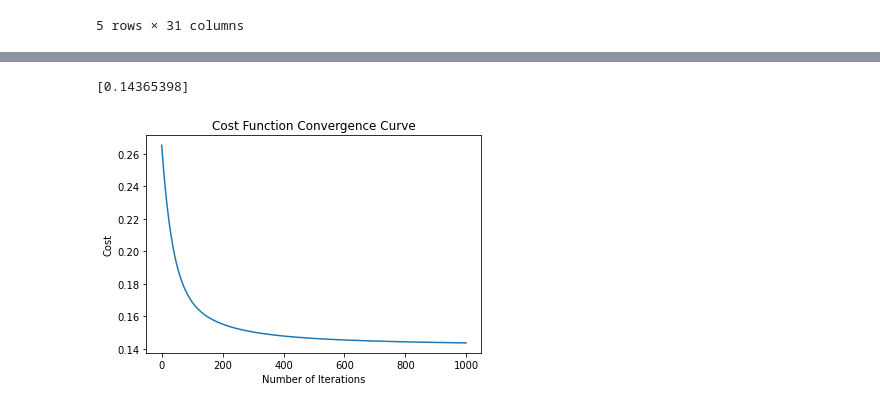
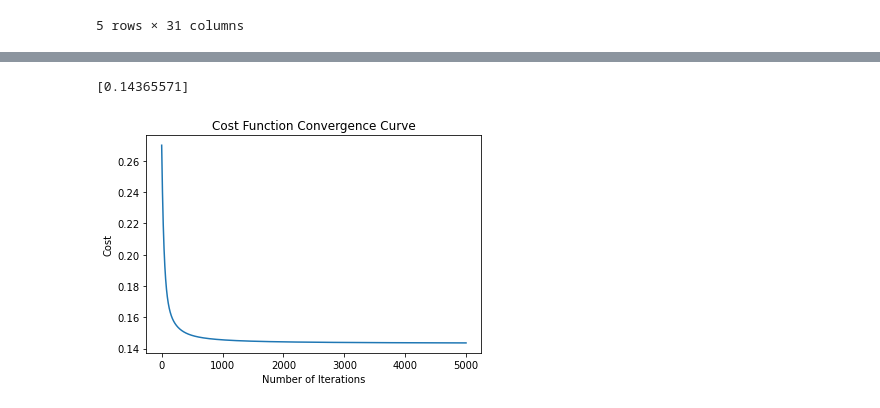
Before and after one commit to AJAkil/ML-Sessional, a Jupyter notebook: Assignment-1/exp.ipynb, the cells around one changed output, grey strips where cells are left out. Saved outputs shown, nothing was run; the diff lists cells and outputs as text; code cells hidden in the pictures.

Commit message:
logistic regression working, need to test on other datasets too

```diff
--- a/Assignment-1/exp.ipynb
+++ b/Assignment-1/exp.ipynb
@@ -892,8 +892,7 @@ def transformStandardScaler(df, transformable_columns, label):
     if label in transformable_columns:
         transformable_columns.remove(label)
 
-    for col in transformable_columns:
-        test[col] = StandardScaler().fit_transform(test[[col]])
+    test[transformable_columns] = StandardScaler().fit_transform(test[transformable_columns])
 
     return test
 # %%
@@ -1259,3 +1398,7 @@ class LogisticRegression:
         plt.xlabel("Number of Iterations")
         plt.ylabel("Cost")
         plt.show()
+# %%
+df = pd.read_csv('./data/cust_churn.csv')
+# %%
+df = preprocess_churn_data(df, 'Churn', True)
@@ -1262,6 +1423,7 @@ class LogisticRegression:
 # %%
-lgr = LogisticRegression(0.001, 0, 1000)
-lgr.fit(df, 'Churn')
+lgr = LogisticRegression(0.001, 0, 5000, 0.2)
+lgr.split_dataset(df, 'Churn')
+lgr.fit()
 # %% [output]
-[0.14365398]
+[0.14365571]
-[figure, old version]
+[figure, new version]
```
Also changed, not shown: parts of 23 cells of this notebook.
